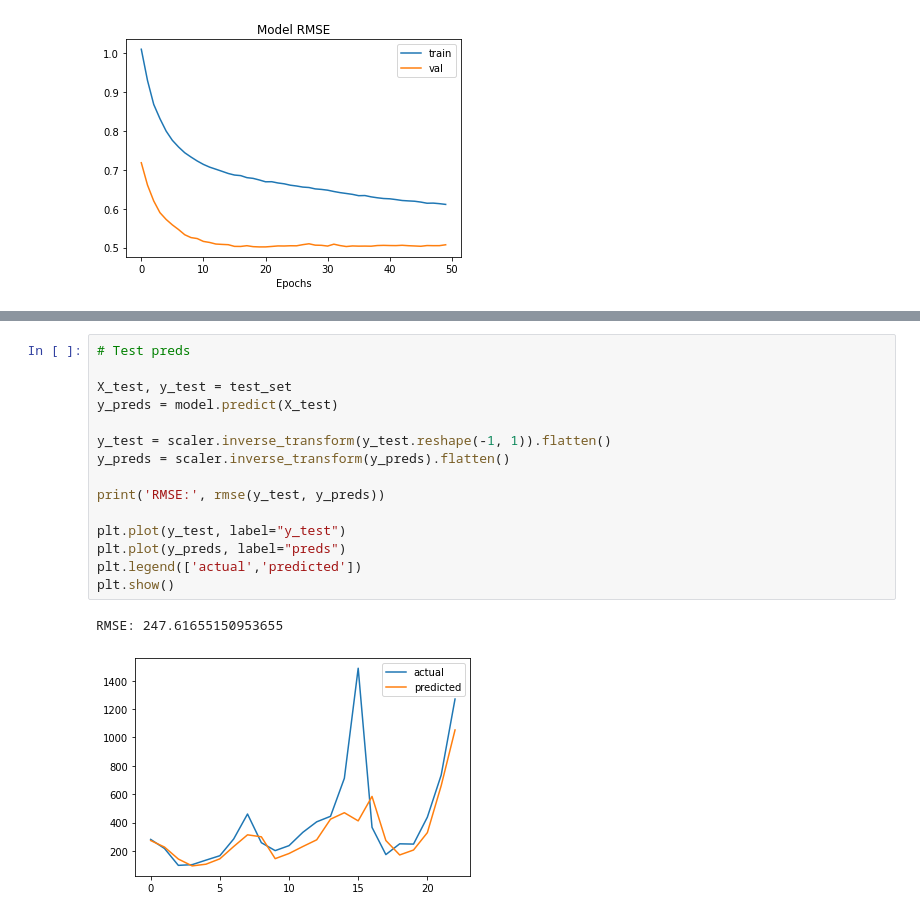
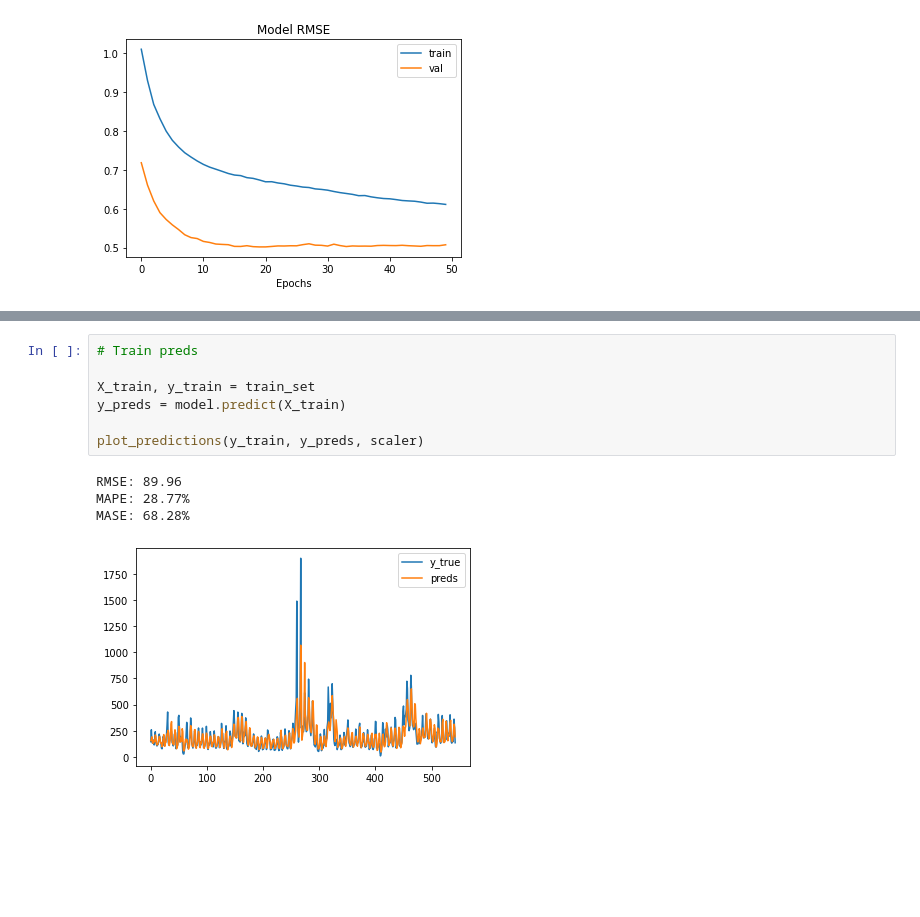
Before and after one commit to paolorossig/black-andes-test, a Jupyter notebook: problem02.ipynb, the cells around one changed output, grey strips where cells are left out. Saved outputs shown, nothing was run; the diff lists cells and outputs as text; blank space fills up the shorter version.

Commit message:
Add mase metric and plot_predictions

```diff
--- a/problem02.ipynb
+++ b/problem02.ipynb
@@ -119,18 +93,12 @@ RMSE: 74.98805452241169
-# %%
-# Test preds
-
-X_test, y_test = test_set
-y_preds = model.predict(X_test)
-
-y_test = scaler.inverse_transform(y_test.reshape(-1, 1)).flatten()
-y_preds = scaler.inverse_transform(y_preds).flatten()
-
-print('RMSE:', rmse(y_test, y_preds))
-
-plt.plot(y_test, label="y_test")
-plt.plot(y_preds, label="preds")
-plt.legend(['actual','predicted'])
-plt.show()
-# %% [output]
-RMSE: 247.61655150953655
-[figure, removed]
+# %%
+# Train preds
+
+X_train, y_train = train_set
+y_preds = model.predict(X_train)
+
+plot_predictions(y_train, y_preds, scaler)
+# %% [output]
+RMSE: 89.96
+MAPE: 28.77%
+MASE: 68.28%
+[figure, added]
```
Also changed, not shown: parts of 9 cells of this notebook, 2 other files.
